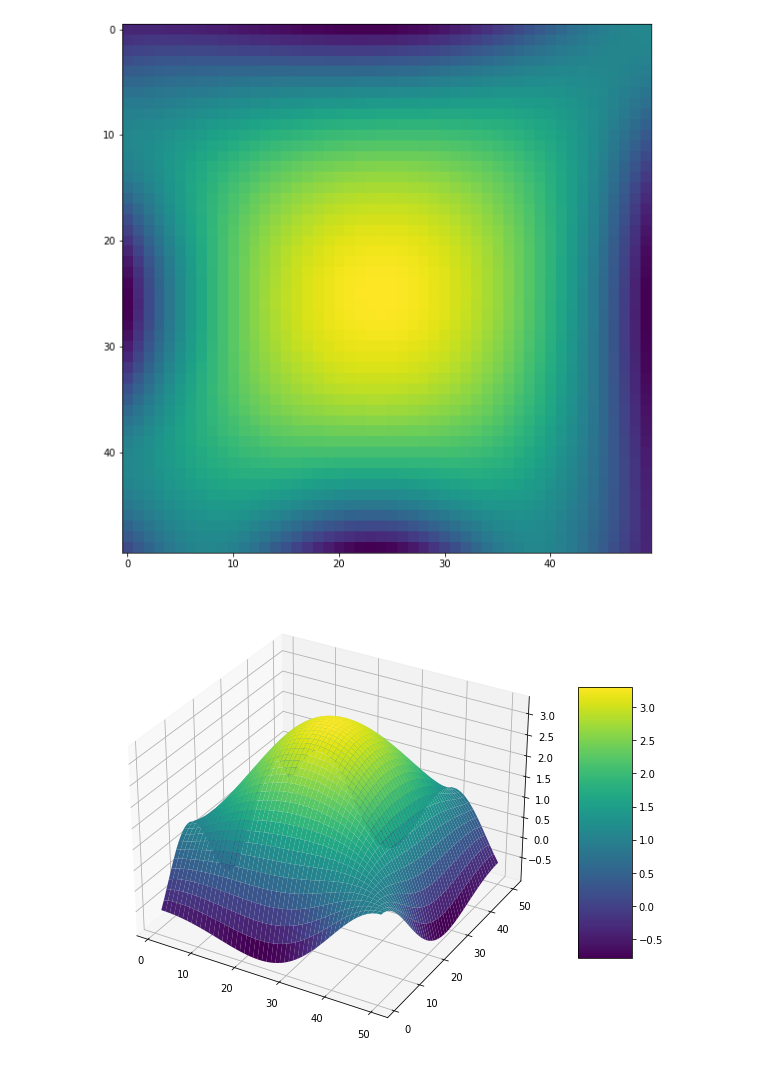
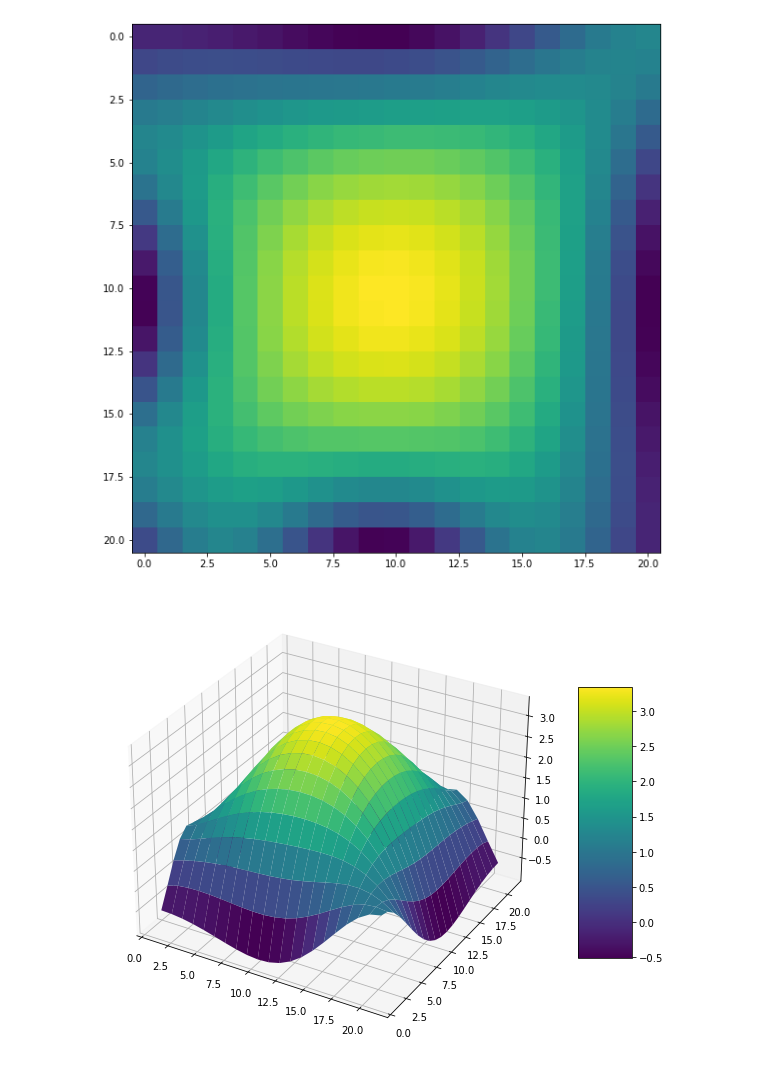
Before and after one commit to AMSC22-23/MultiGrid-Untila-Cecchettini-Capoferri, a Jupyter notebook: classes/test.ipynb, the cells around one changed output. Drawn from its saved outputs; the diff is of its cells as text; code cells hidden in the pictures.

```diff
--- a/classes/test.ipynb
+++ b/classes/test.ipynb
@@ -33,8 +33,7 @@ def vectorFromFile(fileName):
         f.append(float(content[i+1]))
     return np.array(f)
 # %%
-N = 50
-!rm x.mtx
+N = 21
 !./prova {N}
 # %%
 def formatSol(n,u):
@@ -51,12 +50,12 @@ def formatSol(n,u):
 # %%
 plt.rcParams['figure.figsize'] = [10,10]
 colorMap = 'viridis'
 u = vectorFromFile('x.mtx')
 sol = formatSol(N,u)
-plt.imshow(sol)
+plt.imshow(sol,cmap=colorMap)
 plt.show()
 # %% [output]
-[figure, old version]
+[figure, new version]
 # %%
 X = np.arange(1,N+1)
 Y = np.arange(1,N+1)
@@ -69,4 +68,4 @@ surf = ax.plot_surface(X,Y,sol,cmap = colorMap)
 fig.colorbar(surf, shrink=0.5, aspect=5)
 plt.show()
 # %% [output]
-[figure, old version]
+[figure, new version]
```
Also changed, not shown: 4 other files.
